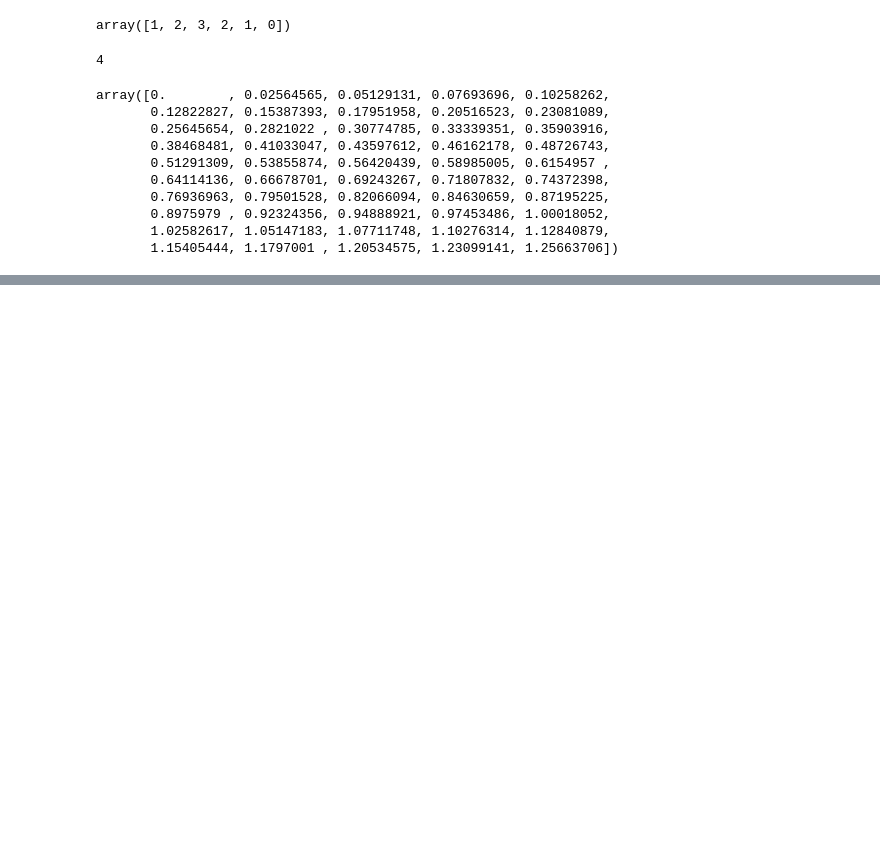
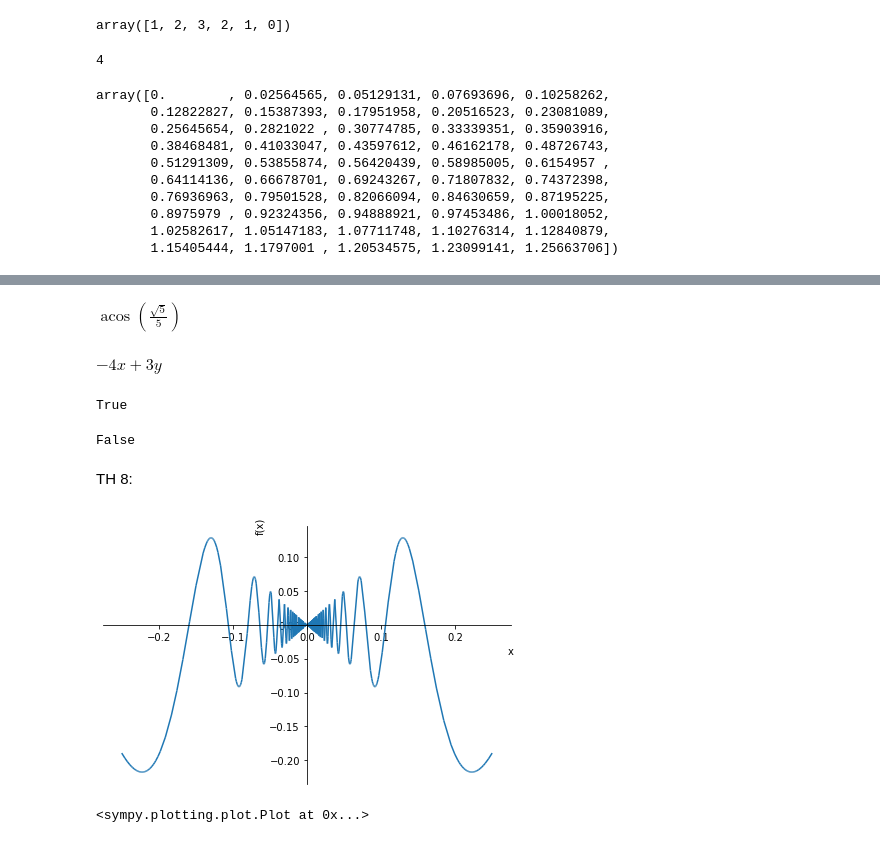
Before and after one commit to NguyenDucHuyCNTT31/THToanCaoCap, a Jupyter notebook: TH_Chương5.ipynb, the cells around one changed output, grey strips where cells are left out. Drawn from its saved outputs; the diff is of its cells as text; code cells hidden in the pictures; blank space fills up the shorter version.

```diff
--- a/TH_Chương5.ipynb
+++ b/TH_Chương5.ipynb
@@ -86,0 +160,32 @@ IndexError: ignored
+# %%
+Segment.angle_between(S1,S2)
+# %% [output]
+$\displaystyle \operatorname{acos}{\left(\frac{\sqrt{5}}{5} \right)}$
+# %%
+L1 = Line(P1,P2)
+L1.equation()
+# %% [output]
+$\displaystyle - 4 x + 3 y$
+# %%
+L1.is_parallel(S1)
+# %% [output]
+True
+# %%
+L1.is_parallel(S2)
+# %% [output]
+False
+# %% [markdown]
+TH 8:
+# %%
+import sympy
+from sympy import *
+x = Symbol('x')
+f = x * sin(1/x)
+c = Symbol('c')
+delta = Symbol('delta')
+c = 0
+delta = 1/4
+sympy.plot(f,(x, c - delta, c + delta))
+# %% [output]
+[figure, added]
+<sympy.plotting.plot.Plot at 0x...>
```
Also changed, not shown: parts of 24 cells of this notebook.
